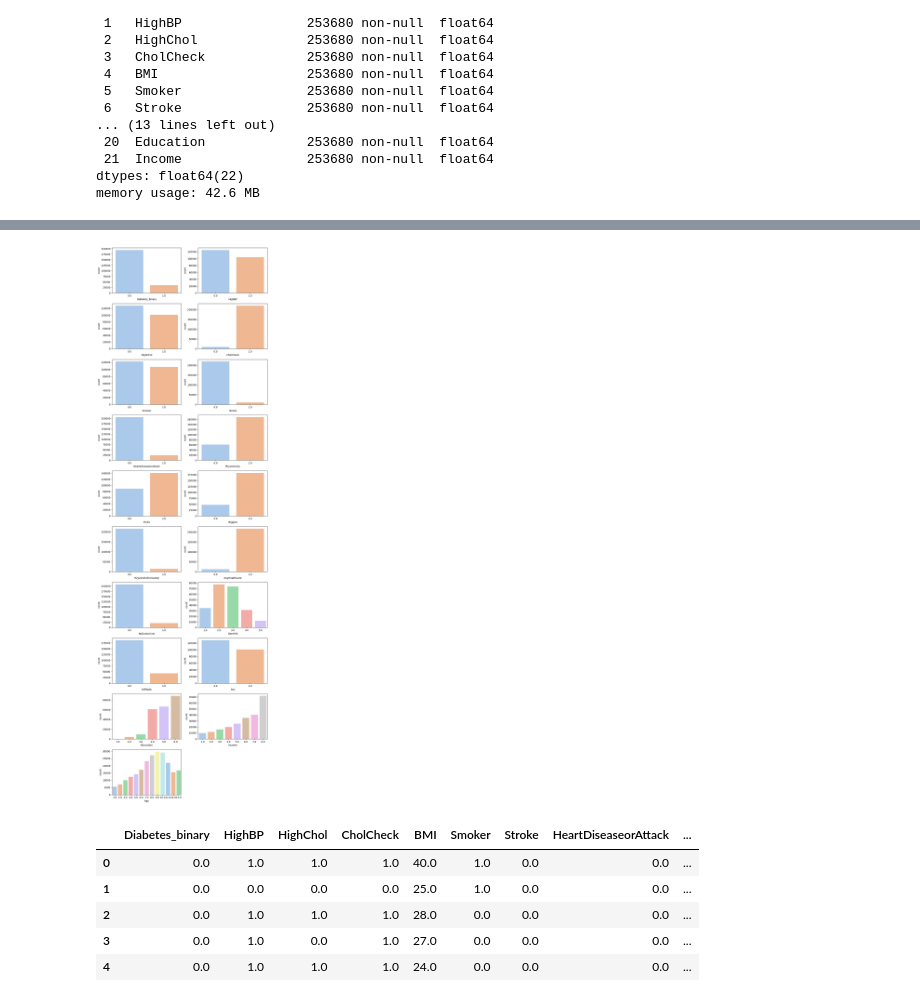
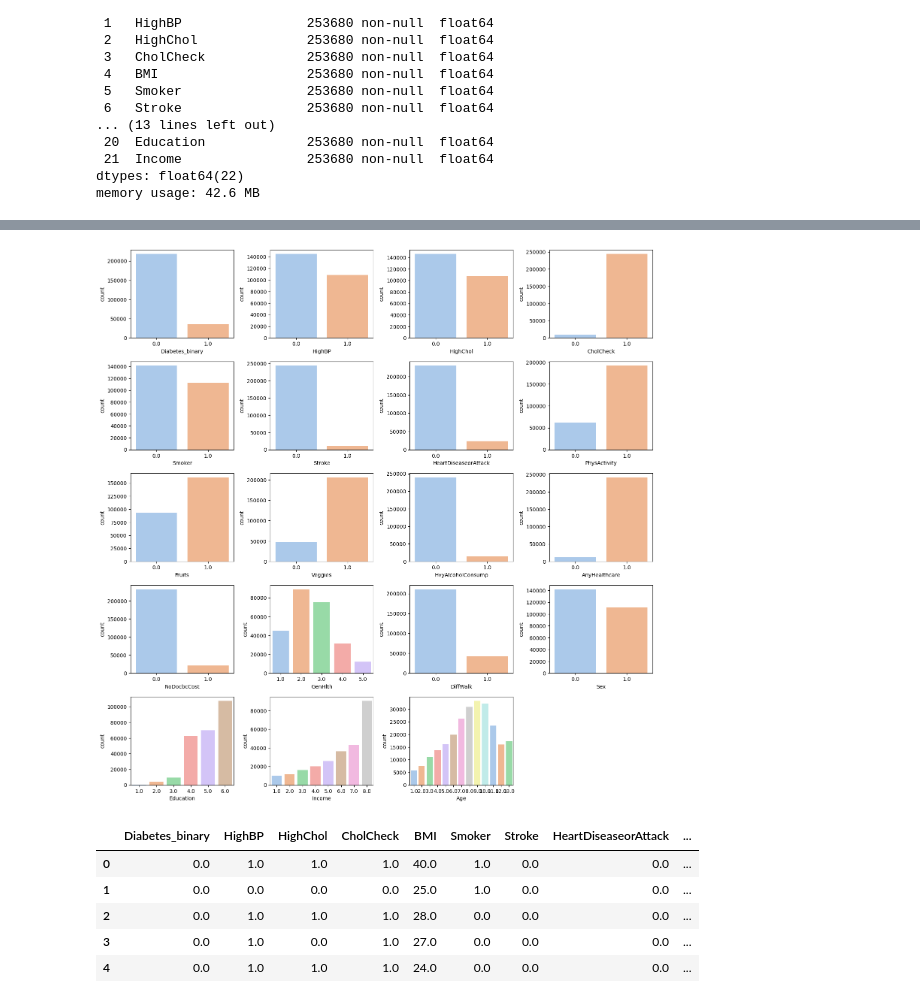
Before and after one commit to Salvador0302/pruebaproyecto_, a Jupyter notebook: proyecto.ipynb, the cells around one changed output, grey strips where cells are left out. Saved outputs shown, nothing was run; the diff lists cells and outputs as text; code cells hidden in the pictures.

```diff
--- a/proyecto.ipynb
+++ b/proyecto.ipynb
@@ -63,41 +92,39 @@ Clase 0: 84.71%
 # %%
 # Analysis of Categorical Variables
 # ["Diabetes_binary", "HighBP", "HighChol", "CholCheck", "Smoker", "Stroke", "HeartDiseaseorAttack", "PhysActivity",
 # "Fruits", "Veggies", "HvyAlcoholConsump", "AnyHealthcare", "NoDocbcCost", "GenHlth", "DiffWalk", "Sex", "Education", "Income", "Age"]
 
-# Graphic analysis
-fig, axis = plt.subplots(10, 2, figsize = (10, 32))
+fig, axis = plt.subplots(5, 4, figsize = (15, 15))
 
 sns.countplot(ax = axis[0, 0], data = df, x = "Diabetes_binary", palette='pastel', hue= "Diabetes_binary", legend=False)
 sns.countplot(ax = axis[0, 1], data = df, x = "HighBP", palette='pastel', hue= "HighBP", legend=False)
-sns.countplot(ax = axis[1, 0], data = df, x = "HighChol", palette='pastel', hue= "HighChol", legend=False)
-sns.countplot(ax = axis[1, 1], data = df, x = "CholCheck", palette='pastel', hue= "CholCheck", legend=False)
-sns.countplot(ax = axis[2, 0], data = df, x = "Smoker", palette='pastel', hue= "Smoker", legend=False)
-sns.countplot(ax = axis[2, 1], data = df, x = "Stroke", palette='pastel', hue= "Stroke", legend=False)
-sns.countplot(ax = axis[3, 0], data = df, x = "HeartDiseaseorAttack", palette='pastel', hue= "HeartDiseaseorAttack", legend=False)
-sns.countplot(ax = axis[3, 1], data = df, x = "PhysActivity", palette='pastel', hue= "PhysActivity", legend=False)
-sns.countplot(ax = axis[4, 0], data = df, x = "Fruits", palette='pastel', hue= "Fruits", legend=False)
-sns.countplot(ax = axis[4, 1], data = df, x = "Veggies", palette='pastel', hue= "Veggies", legend=False)
-sns.countplot(ax = axis[5, 0], data = df, x = "HvyAlcoholConsump", palette='pastel', hue= "HvyAlcoholConsump", legend=False)
-sns.countplot(ax = axis[5, 1], data = df, x = "AnyHealthcare", palette='pastel', hue= "AnyHealthcare", legend=False)
-sns.countplot(ax = axis[6, 0], data = df, x = "NoDocbcCost", palette='pastel', hue= "NoDocbcCost", legend=False)
-sns.countplot(ax = axis[6, 1], data = df, x = "GenHlth", palette='pastel', hue= "GenHlth", legend=False)
-sns.countplot(ax = axis[7, 0], data = df, x = "DiffWalk", palette='pastel', hue= "DiffWalk", legend=False)
-sns.countplot(ax = axis[7, 1], data = df, x = "Sex", palette='pastel', hue= "Sex", legend=False)
-sns.countplot(ax = axis[8, 0], data = df, x = "Education", palette='pastel', hue= "Education", legend=False)
-sns.countplot(ax = axis[8, 1], data = df, x = "Income", palette='pastel', hue= "Income", legend=False)
-sns.countplot(ax = axis[9, 0], data = df, x = "Age", palette='pastel', hue= "Age", legend=False)
+sns.countplot(ax = axis[0, 2], data = df, x = "HighChol", palette='pastel', hue= "HighChol", legend=False)
+sns.countplot(ax = axis[0, 3], data = df, x = "CholCheck", palette='pastel', hue= "CholCheck", legend=False)
+sns.countplot(ax = axis[1, 0], data = df, x = "Smoker", palette='pastel', hue= "Smoker", legend=False)
+sns.countplot(ax = axis[1, 1], data = df, x = "Stroke", palette='pastel', hue= "Stroke", legend=False)
+sns.countplot(ax = axis[1, 2], data = df, x = "HeartDiseaseorAttack", palette='pastel', hue= "HeartDiseaseorAttack", legend=False)
+sns.countplot(ax = axis[1, 3], data = df, x = "PhysActivity", palette='pastel', hue= "PhysActivity", legend=False)
+sns.countplot(ax = axis[2, 0], data = df, x = "Fruits", palette='pastel', hue= "Fruits", legend=False)
+sns.countplot(ax = axis[2, 1], data = df, x = "Veggies", palette='pastel', hue= "Veggies", legend=False)
+sns.countplot(ax = axis[2, 2], data = df, x = "HvyAlcoholConsump", palette='pastel', hue= "HvyAlcoholConsump", legend=False)
+sns.countplot(ax = axis[2, 3], data = df, x = "AnyHealthcare", palette='pastel', hue= "AnyHealthcare", legend=False)
+sns.countplot(ax = axis[3, 0], data = df, x = "NoDocbcCost", palette='pastel', hue= "NoDocbcCost", legend=False)
+sns.countplot(ax = axis[3, 1], data = df, x = "GenHlth", palette='pastel', hue= "GenHlth", legend=False)
+sns.countplot(ax = axis[3, 2], data = df, x = "DiffWalk", palette='pastel', hue= "DiffWalk", legend=False)
+sns.countplot(ax = axis[3, 3], data = df, x = "Sex", palette='pastel', hue= "Sex", legend=False)
+sns.countplot(ax = axis[4, 0], data = df, x = "Education", palette='pastel', hue= "Education", legend=False)
+sns.countplot(ax = axis[4, 1], data = df, x = "Income", palette='pastel', hue= "Income", legend=False)
+sns.countplot(ax = axis[4, 2], data = df, x = "Age", palette='pastel', hue= "Age", legend=False)
 
-# Delete axis
-axis[9, 1].axis("off")
+axis[4, 3].axis("off")
 
 # Adjust the Layout
 plt.tight_layout()
 
 # Display the Plot
 plt.show()
 # %% [output]
-[figure, old version]
+[figure, new version]
 # %%
 df.head()
 # %% [output]
```
Also changed, not shown: parts of 19 cells of this notebook.
